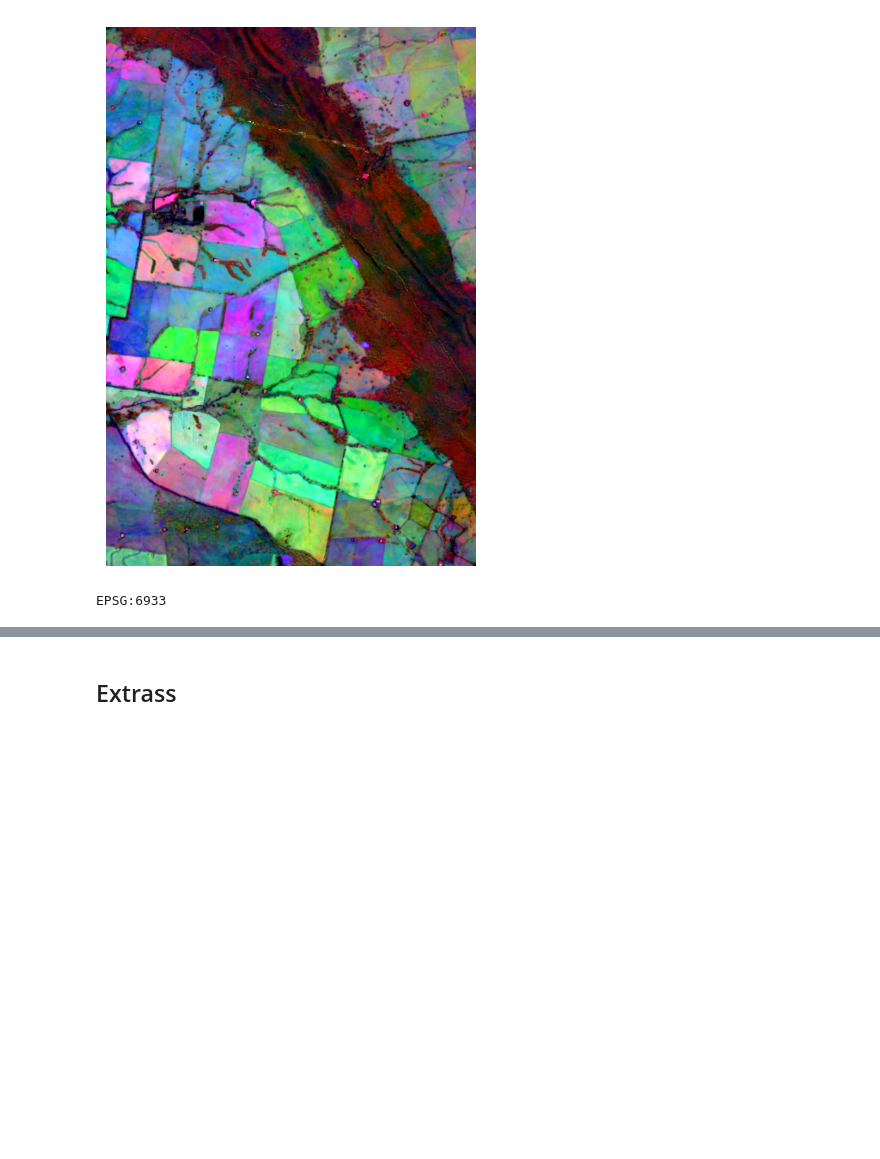
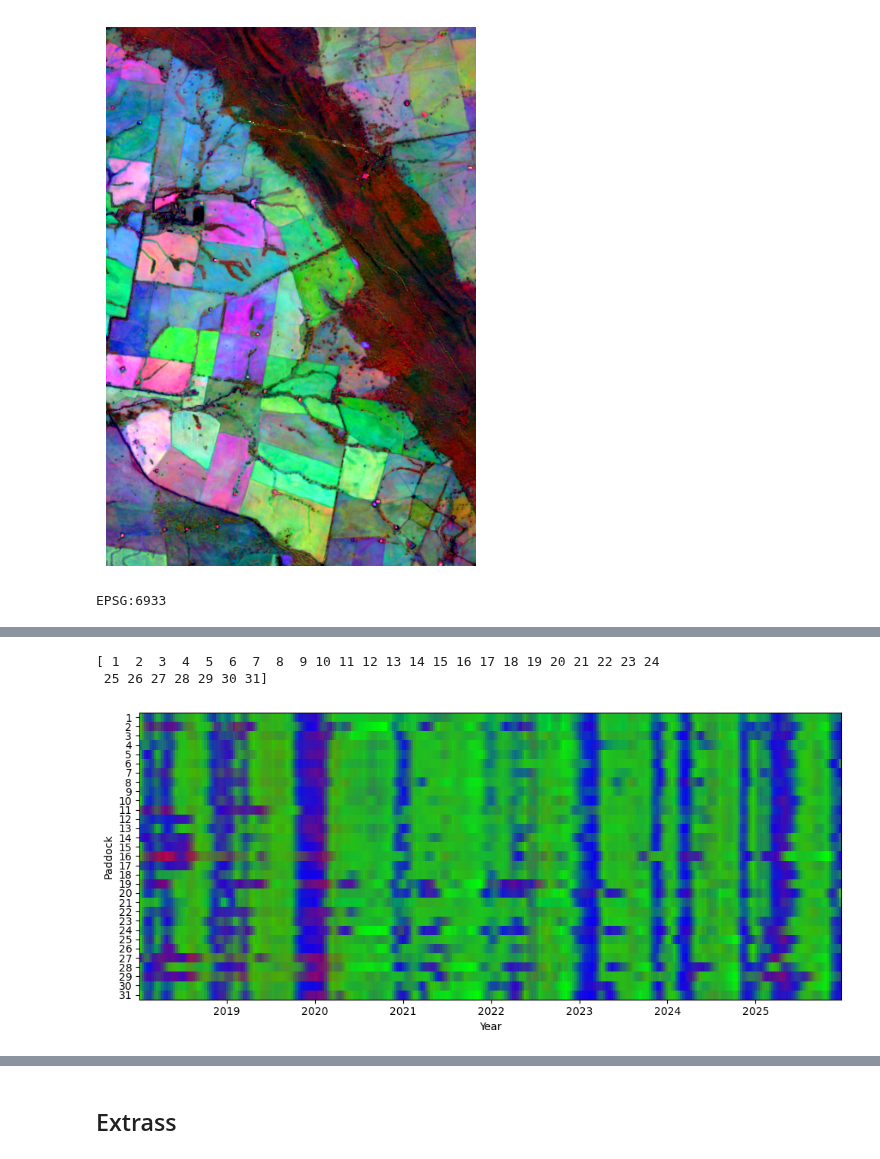
Before and after one commit to johnburley3000/paddocktimeseries, a Jupyter notebook: downstream/Milgadara_demonstration.ipynb, the cells around one changed output, grey strips where cells are left out. Cells and saved outputs as stored; diff of their text form; code cells hidden in the pictures; blank space fills up the shorter version.

```diff
--- a/downstream/Milgadara_demonstration.ipynb
+++ b/downstream/Milgadara_demonstration.ipynb
@@ -402,0 +461,11 @@ plt.show()
+# %%
+paddockts_smoothed_auto = xr.open_zarr(
+    paddockts_tmp / "sam_paddocks_timeseries_smoothed.zarr"
+)
+
+# Match polygon ID datatype
+paddockts_smoothed_auto = paddockts_smoothed_auto.assign_coords(
+    paddock=paddockts_smoothed_auto["paddock"].astype(int)
+)
+
+print(paddockts_smoothed_auto)
@@ -402,0 +490,20 @@ plt.show()
+# %%
+import numpy as np
+import matplotlib.pyplot as plt
+import matplotlib.dates as mdates
+
+
+def fractional_cover_rgb(ds):
+    """Convert bg, pv and npv fractional cover to an RGB array."""
+
+    rgb = np.stack([
+        ds["bg"].values,   # red
+        ds["pv"].values,   # green
+        ds["npv"].values,  # blue
+    ], axis=-1)
+
+    # Fractional cover is stored as percentages
+    if np.nanmax(rgb) > 1.5:
+        rgb = rgb / 100
+
+    return np.clip(rgb, 0, 1)
@@ -402,0 +563,17 @@ plt.show()
+# %%
+paddocks_to_plot = auto_paddocks["paddock"].iloc[:31].to_numpy()
+
+print(paddocks_to_plot)
+
+fig, ax = plot_fractional_cover_heatmap(
+    paddockts_smoothed_auto,
+    paddocks=paddocks_to_plot,
+    figsize=((10, 4.5)),
+    show_paddock_labels=True,
+)
+
+plt.show()
+# %% [output]
+[ 1  2  3  4  5  6  7  8  9 10 11 12 13 14 15 16 17 18 19 20 21 22 23 24
+ 25 26 27 28 29 30 31]
+[figure, added]
```
Also changed, not shown: parts of 14 cells of this notebook.
